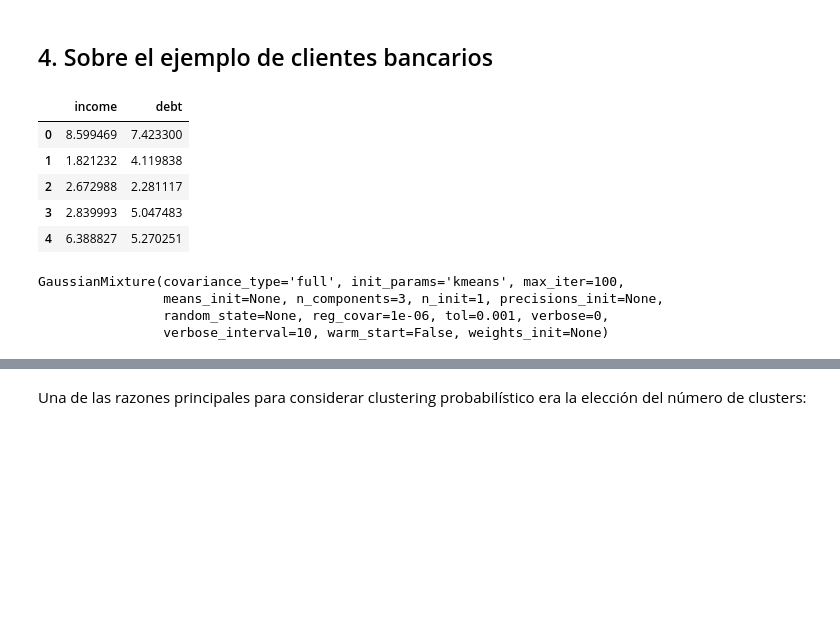
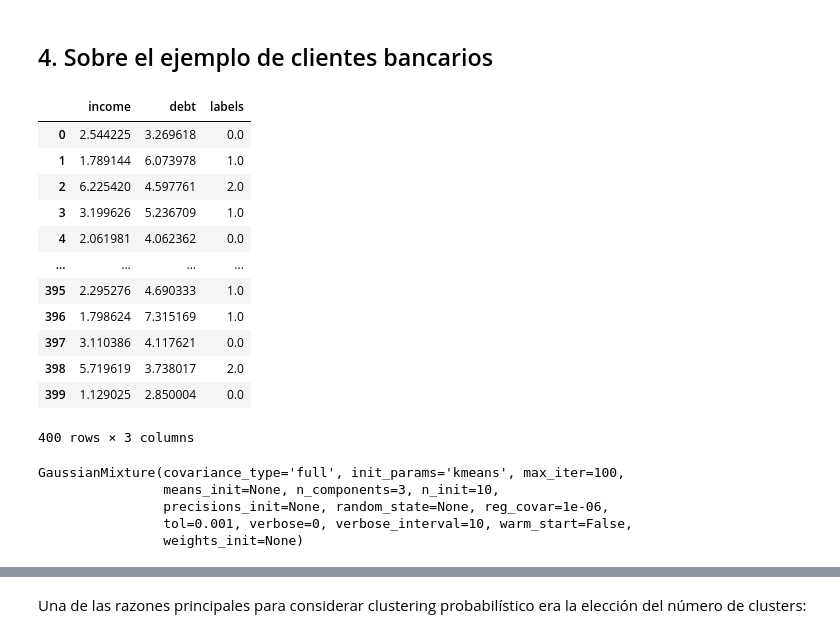
Before and after one commit to judith-ale/mebo2022, a Jupyter notebook: modulo2/tema3/1_ame_gmm.ipynb, the cells around one changed output, grey strips where cells are left out. Saved outputs shown, nothing was run; the diff lists cells and outputs as text; code cells hidden in the pictures; blank space fills up the shorter version.

```diff
--- a/modulo2/tema3/1_ame_gmm.ipynb
+++ b/modulo2/tema3/1_ame_gmm.ipynb
@@ -279,18 +272,31 @@ ___
 # %%
 # Datos
+data
 # %% [output]
-|  | income | debt |
-| 0 | 8.599469 | 7.423300 |
-| 1 | 1.821232 | 4.119838 |
-| 2 | 2.672988 | 2.281117 |
-| 3 | 2.839993 | 5.047483 |
-| 4 | 6.388827 | 5.270251 |
+|  | income | debt | labels |
+| 0 | 2.544225 | 3.269618 | 0.0 |
+| 1 | 1.789144 | 6.073978 | 1.0 |
+| 2 | 6.225420 | 4.597761 | 2.0 |
+| 3 | 3.199626 | 5.236709 | 1.0 |
+| 4 | 2.061981 | 4.062362 | 0.0 |
+| ... | ... | ... | ... |
+| 395 | 2.295276 | 4.690333 | 1.0 |
+| 396 | 1.798624 | 7.315169 | 1.0 |
+| 397 | 3.110386 | 4.117621 | 0.0 |
+| 398 | 5.719619 | 3.738017 | 2.0 |
+| 399 | 1.129025 | 2.850004 | 0.0 |
+400 rows × 3 columns
 # %%
 # Modelo de mezclas Gaussianas
-
+gmm = GaussianMixture(
+    n_components=3,
+    n_init=10
+)
 # Entrenamiento
+gmm.fit(data[["income", "debt"]])
 # %% [output]
 GaussianMixture(covariance_type='full', init_params='kmeans', max_iter=100,
-                means_init=None, n_components=3, n_init=1, precisions_init=None,
-                random_state=None, reg_covar=1e-06, tol=0.001, verbose=0,
-                verbose_interval=10, warm_start=False, weights_init=None)
+                means_init=None, n_components=3, n_init=10,
+                precisions_init=None, random_state=None, reg_covar=1e-06,
+                tol=0.001, verbose=0, verbose_interval=10, warm_start=False,
+                weights_init=None)
```
Also changed, not shown: parts of 18 cells of this notebook.
